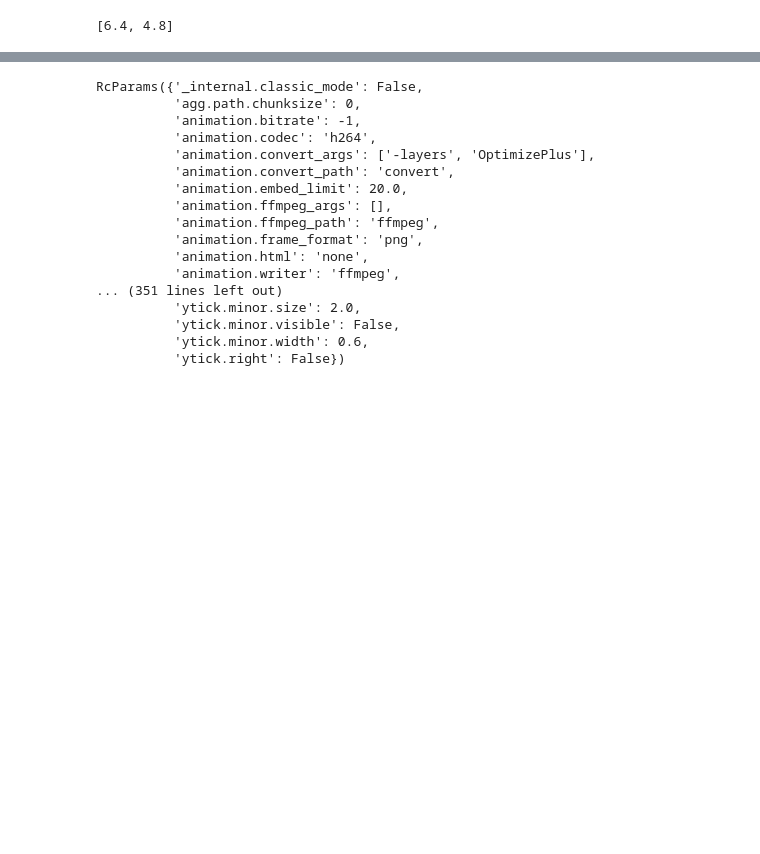
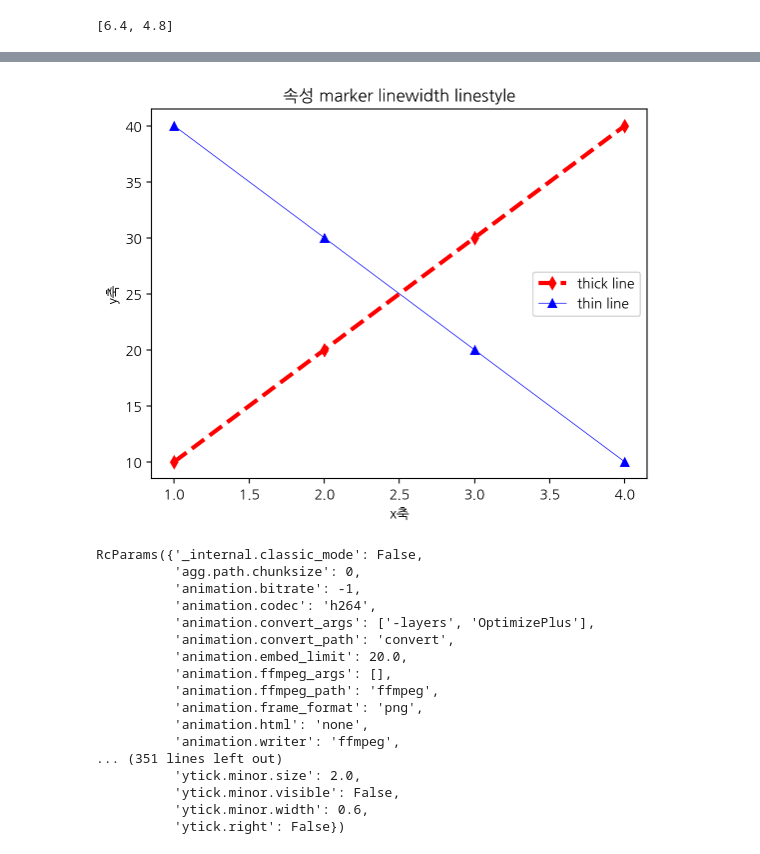
Before and after one commit to kmk0909/2026-BDA, a Jupyter notebook: code/05w_matplotlib_subplot_B.ipynb, the cells around one changed output, grey strips where cells are left out. Saved outputs shown, nothing was run; the diff lists cells and outputs as text; code cells hidden in the pictures; blank space fills up the shorter version.

```diff
--- a/code/05w_matplotlib_subplot_B.ipynb
+++ b/code/05w_matplotlib_subplot_B.ipynb
@@ -74,3 +90,15 @@ plt.rcParams['figure.figsize']
+# %%
+plt.plot([1,2,3,4],[10,20,30,40],color='r',marker='d',linestyle='--',linewidth=3,label='thick line')
+plt.plot([1,2,3,4],[40,30,20,10],'b',marker='^',lw=0.5,label='thin line')
+
+
+plt.xlabel('x축')
+plt.ylabel('y축')
+plt.title('속성 marker linewidth linestyle')
+plt.legend()
+plt.show()
+# %% [output]
+[figure, added]
 # %%
 plt.rcParams
 # %% [output]
```
Also changed, not shown: parts of 72 cells of this notebook.
